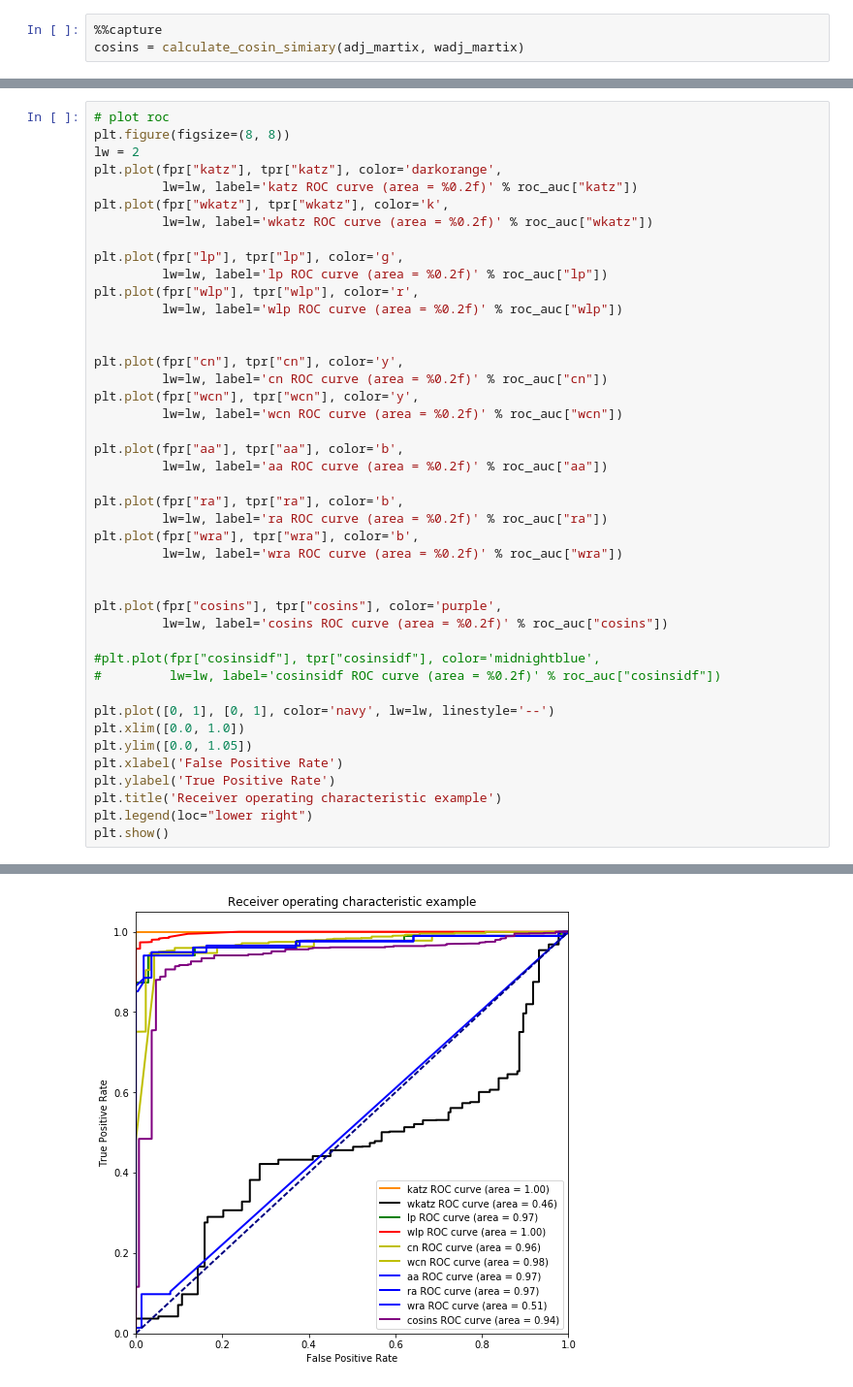
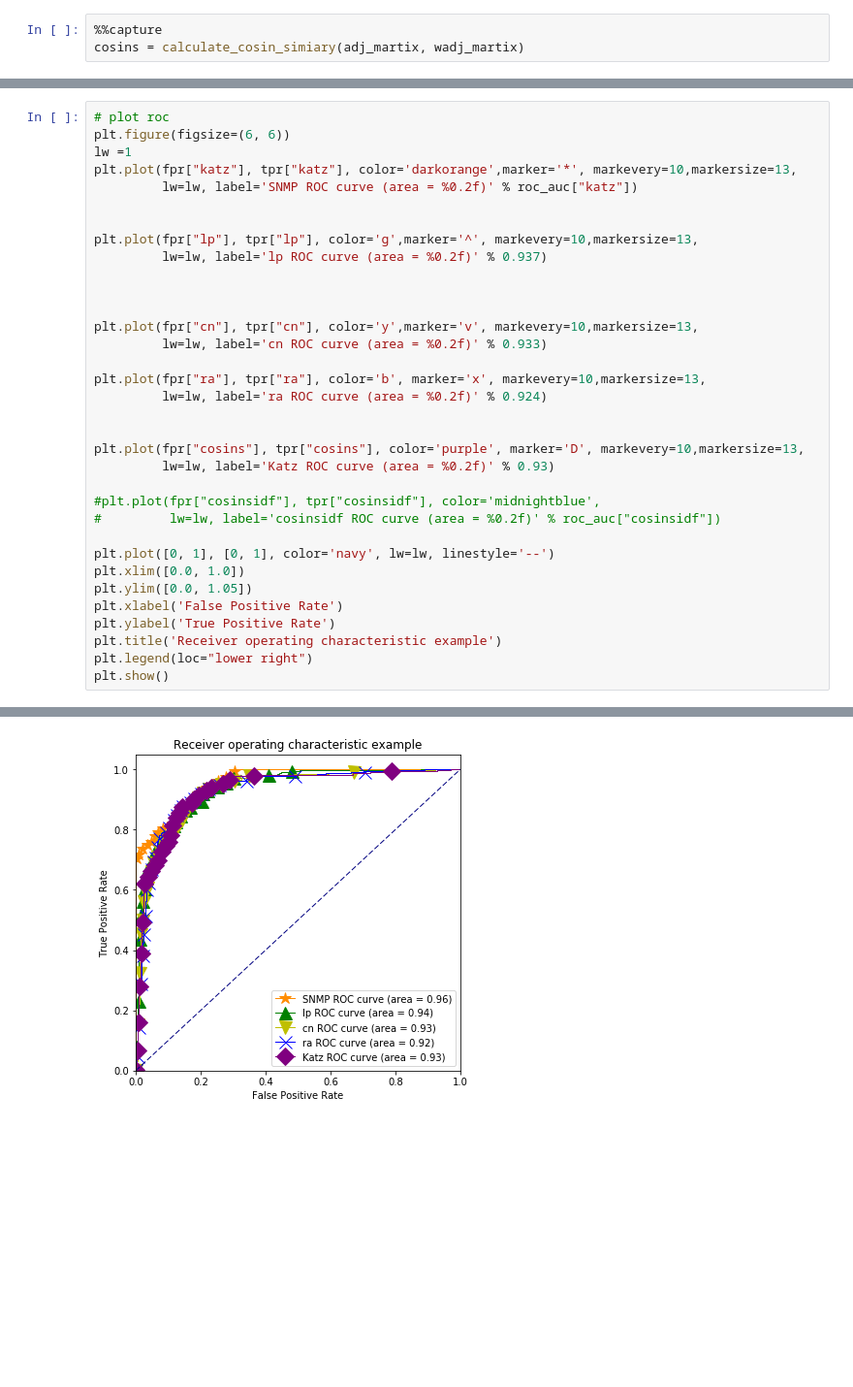
Before and after one commit to MikeLing/final-paper, a Jupyter notebook: experiment/testINFOCOM06.ipynb, the cells around one changed output, grey strips where cells are left out. Shown at 97% size. Cells and saved outputs as stored; diff of their text form; blank space fills up the shorter version.

```diff
--- a/experiment/testINFOCOM06.ipynb
+++ b/experiment/testINFOCOM06.ipynb
@@ -425,35 +319,26 @@ roc_auc["cosins"] = auc(fpr["cosins"], tpr["cosins"])
 #roc_auc["cosinsidf"] = auc(fpr["cosinsidf"], tpr["cosinsidf"])
 # %%
 # plot roc
-plt.figure(figsize=(8, 8))
-lw = 2
-plt.plot(fpr["katz"], tpr["katz"], color='darkorange',
-         lw=lw, label='katz ROC curve (area = %0.2f)' % roc_auc["katz"])
-plt.plot(fpr["wkatz"], tpr["wkatz"], color='k',
-         lw=lw, label='wkatz ROC curve (area = %0.2f)' % roc_auc["wkatz"])
-
-plt.plot(fpr["lp"], tpr["lp"], color='g',
-         lw=lw, label='lp ROC curve (area = %0.2f)' % roc_auc["lp"])
-plt.plot(fpr["wlp"], tpr["wlp"], color='r',
-         lw=lw, label='wlp ROC curve (area = %0.2f)' % roc_auc["wlp"])
+plt.figure(figsize=(6, 6))
+lw =1
+plt.plot(fpr["katz"], tpr["katz"], color='darkorange',marker='*', markevery=10,markersize=13,
+         lw=lw, label='SNMP ROC curve (area = %0.2f)' % roc_auc["katz"])
 
 
-plt.plot(fpr["cn"], tpr["cn"], color='y',
-         lw=lw, label='cn ROC curve (area = %0.2f)' % roc_auc["cn"])
-plt.plot(fpr["wcn"], tpr["wcn"], color='y',
-         lw=lw, label='wcn ROC curve (area = %0.2f)' % roc_auc["wcn"])
-
-plt.plot(fpr["aa"], tpr["aa"], color='b',
-         lw=lw, label='aa ROC curve (area = %0.2f)' % roc_auc["aa"])
-
-plt.plot(fpr["ra"], tpr["ra"], color='b',
-         lw=lw, label='ra ROC curve (area = %0.2f)' % roc_auc["ra"])
-plt.plot(fpr["wra"], tpr["wra"], color='b',
-         lw=lw, label='wra ROC curve (area = %0.2f)' % roc_auc["wra"])
+plt.plot(fpr["lp"], tpr["lp"], color='g',marker='^', markevery=10,markersize=13,
+         lw=lw, label='lp ROC curve (area = %0.2f)' % 0.937)
 
 
-plt.plot(fpr["cosins"], tpr["cosins"], color='purple',
-         lw=lw, label='cosins ROC curve (area = %0.2f)' % roc_auc["cosins"])
+
+plt.plot(fpr["cn"], tpr["cn"], color='y',marker='v', markevery=10,markersize=13,
+         lw=lw, label='cn ROC curve (area = %0.2f)' % 0.933)
+
+plt.plot(fpr["ra"], tpr["ra"], color='b', marker='x', markevery=10,markersize=13,
+         lw=lw, label='ra ROC curve (area = %0.2f)' % 0.924)
+
+
+plt.plot(fpr["cosins"], tpr["cosins"], color='purple', marker='D', markevery=10,markersize=13,
+         lw=lw, label='Katz ROC curve (area = %0.2f)' % 0.93)
 
 #plt.plot(fpr["cosinsidf"], tpr["cosinsidf"], color='midnightblue',
 #         lw=lw, label='cosinsidf ROC curve (area = %0.2f)' % roc_auc["cosinsidf"])
@@ -470 +358 @@ plt.show()
-[figure, old version]
+[figure, new version]
```
Also changed, not shown: parts of 8 cells of this notebook, 6 other files.
